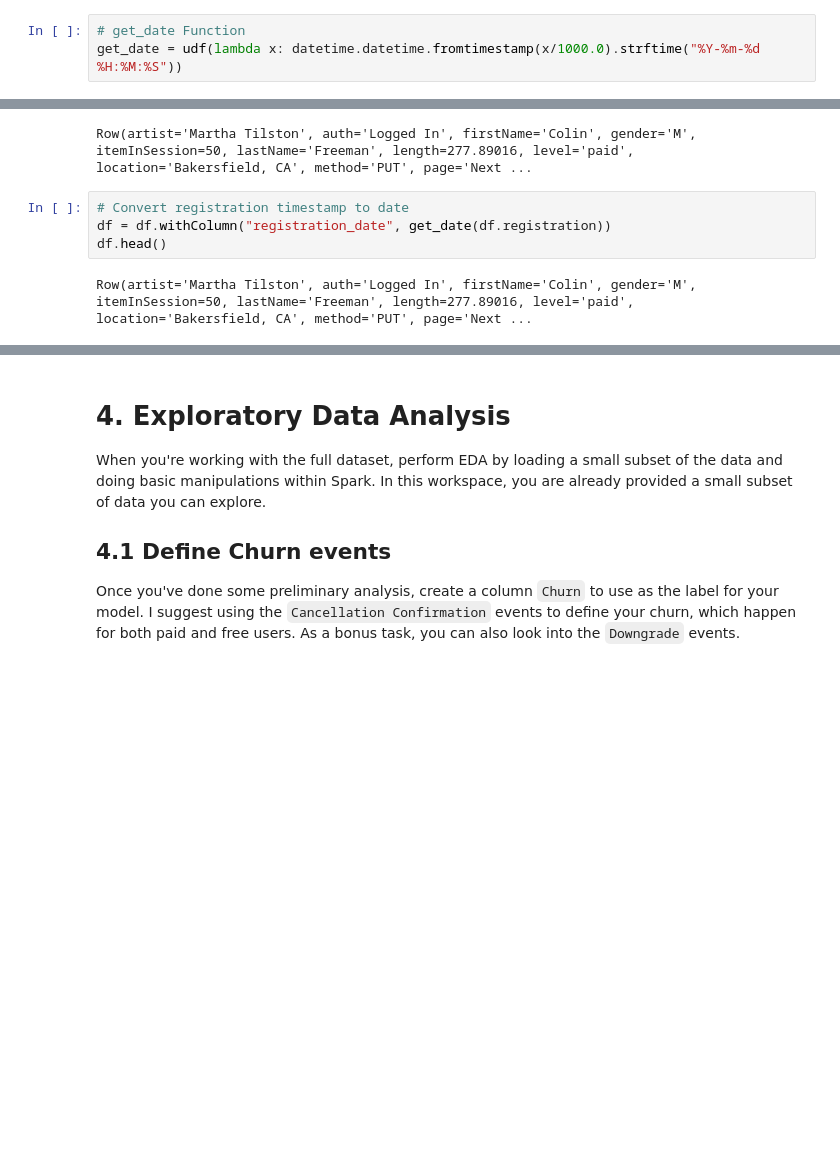
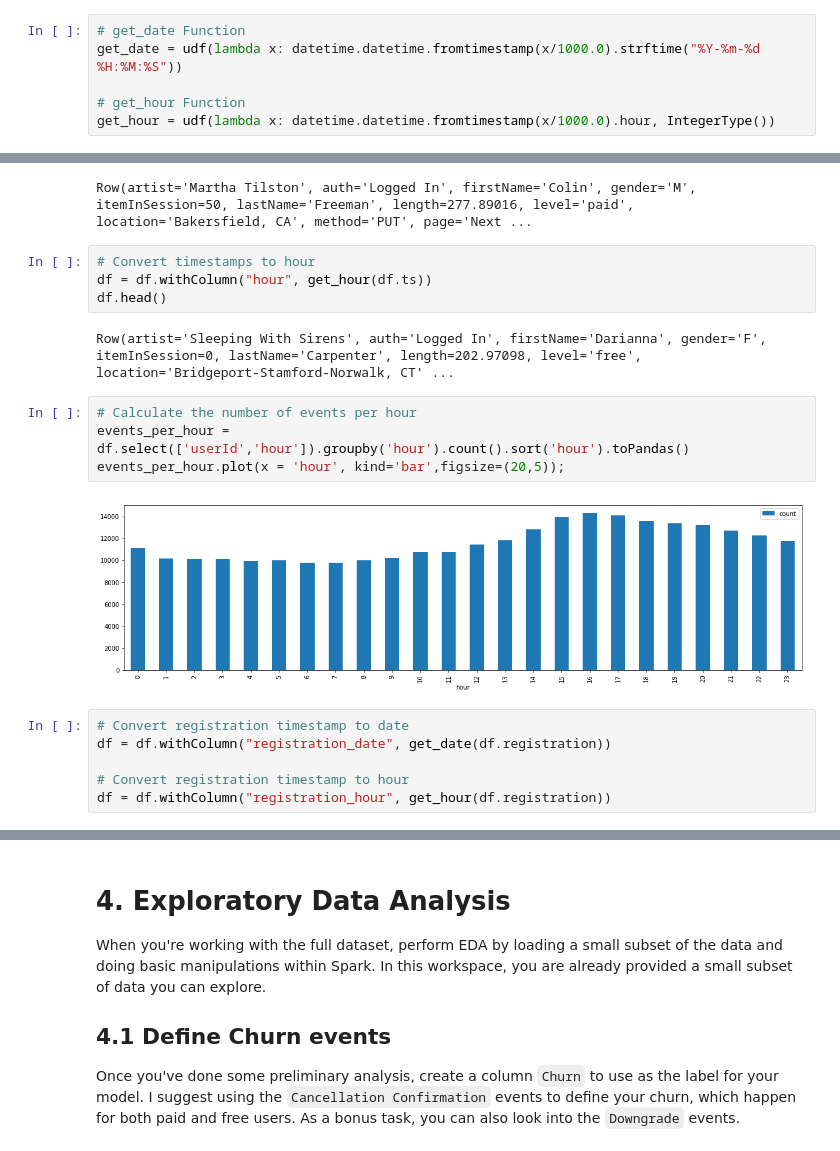
Before and after one commit to MargaridaFernandes1/Udacity-DS-Project3-Sparkify, a Jupyter notebook: Sparkify.ipynb, the cells around one changed output, grey strips where cells are left out. Drawn from its saved outputs; the diff is of its cells as text; blank space fills up the shorter version.

```diff
--- a/Sparkify.ipynb
+++ b/Sparkify.ipynb
@@ -358,15 +423,30 @@ df.select([count(when(isnan(c) | col(c).isNull(), c)).alias(c) for c in df.colum
 # %%
 # get_date Function
 get_date = udf(lambda x: datetime.datetime.fromtimestamp(x/1000.0).strftime("%Y-%m-%d %H:%M:%S"))
+
+# get_hour Function
+get_hour = udf(lambda x: datetime.datetime.fromtimestamp(x/1000.0).hour, IntegerType())
 # %%
 # Convert timestamps to date
 df = df.withColumn("date", get_date(df.ts))
 df.head()
 # %% [output]
 Row(artist='Martha Tilston', auth='Logged In', firstName='Colin', gender='M', itemInSession=50, lastName='Freeman', length=277.89016, level='paid', location='Bakersfield, CA', method='PUT', page='Next ...
+# %%
+# Convert timestamps to hour
+df = df.withColumn("hour", get_hour(df.ts))
+df.head()
+# %% [output]
+Row(artist='Sleeping With Sirens', auth='Logged In', firstName='Darianna', gender='F', itemInSession=0, lastName='Carpenter', length=202.97098, level='free', location='Bridgeport-Stamford-Norwalk, CT' ...
+# %%
+# Calculate the number of events per hour
+events_per_hour = df.select(['userId','hour']).groupby('hour').count().sort('hour').toPandas()
+events_per_hour.plot(x = 'hour', kind='bar',figsize=(20,5));
+# %% [output]
+[figure, added]
 # %%
 # Convert registration timestamp to date
 df = df.withColumn("registration_date", get_date(df.registration))
-df.head()
+
+# Convert registration timestamp to hour
+df = df.withColumn("registration_hour", get_hour(df.registration))
-# %% [output]
-Row(artist='Martha Tilston', auth='Logged In', firstName='Colin', gender='M', itemInSession=50, lastName='Freeman', length=277.89016, level='paid', location='Bakersfield, CA', method='PUT', page='Next ...
```
Also changed, not shown: parts of 17 cells of this notebook.
